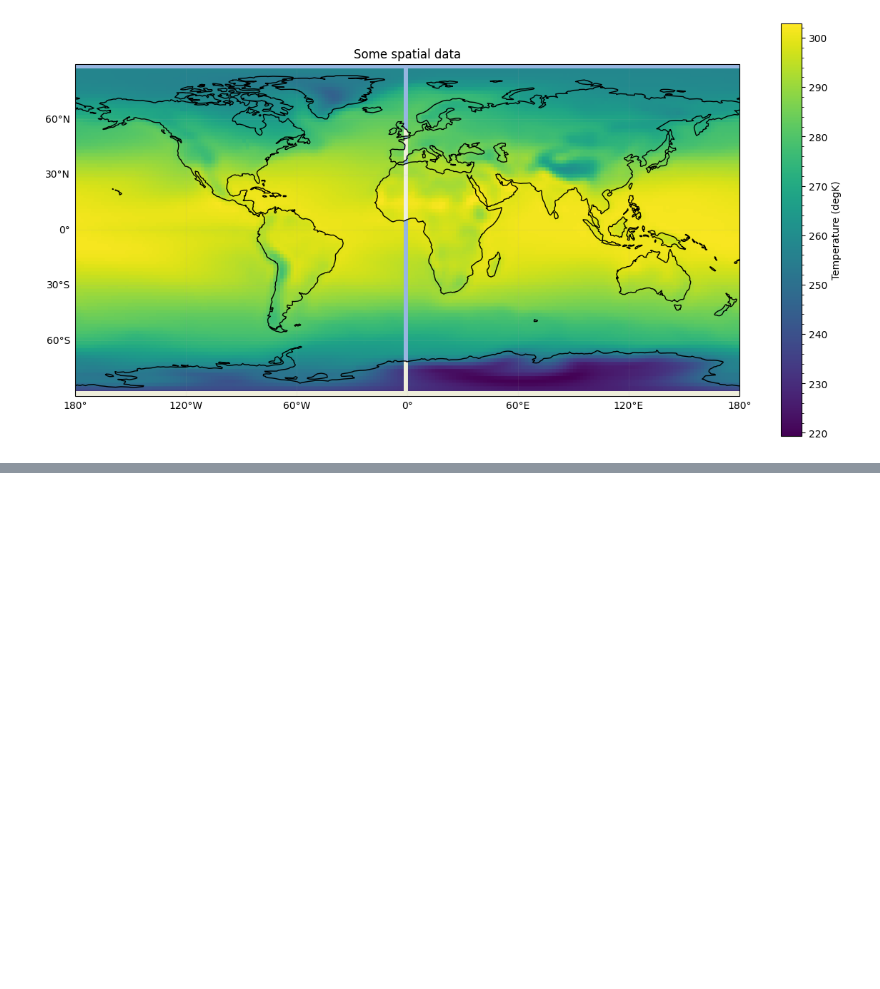
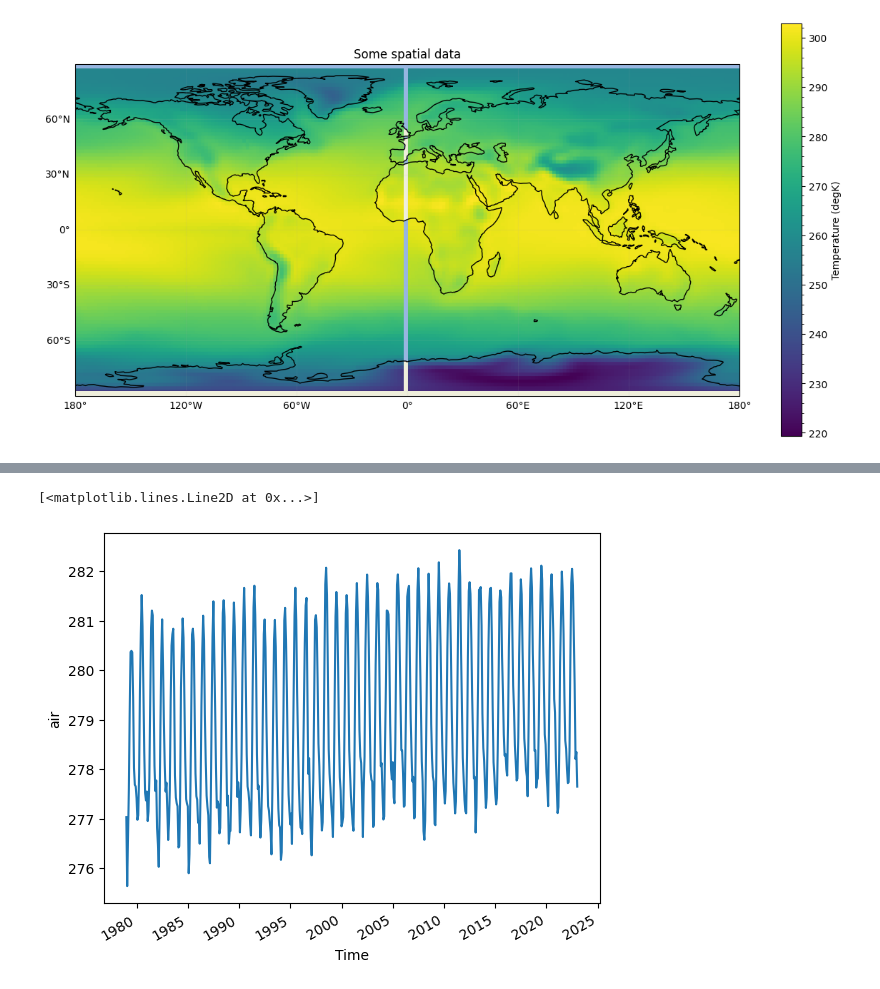
Before and after one commit to shiv3679/python-workshop-ees405, a Jupyter notebook: python_workshop.ipynb, the cells around one changed output, grey strips where cells are left out. Saved outputs shown, nothing was run; the diff lists cells and outputs as text; code cells hidden in the pictures; blank space fills up the shorter version.

```diff
--- a/python_workshop.ipynb
+++ b/python_workshop.ipynb
@@ -137,0 +160,3 @@ plt.show()
+# %%
+data_timeseries = data.air.mean(dim=['lat','lon', 'level']).squeeze()
+data_timeseries
@@ -137,0 +181,7 @@ plt.show()
+# %%
+# plot
+
+data_timeseries.plot()
+# %% [output]
+[<matplotlib.lines.Line2D at 0x...>]
+[figure, added]
```
Also changed, not shown: parts of 4 cells of this notebook.
